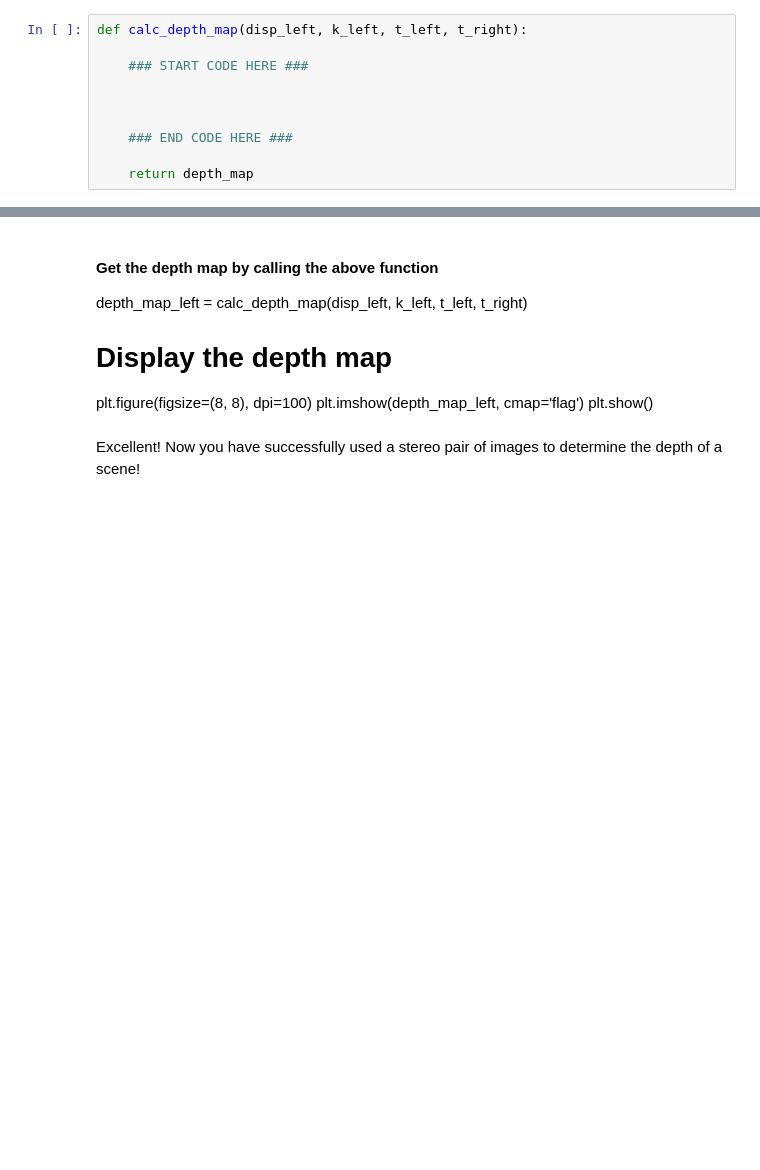
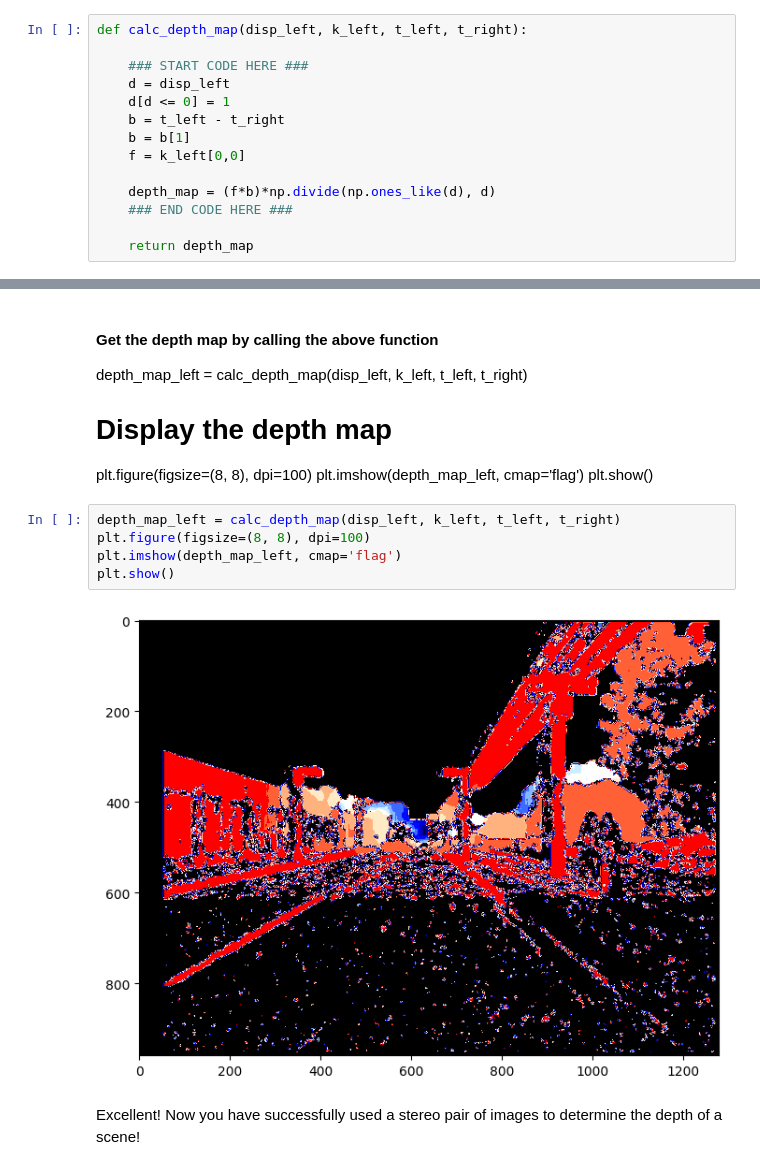
Before and after one commit to smitsparsh/SelfDrivingCar, a Jupyter notebook: Course 3 Visual Perception for Self-Driving Cars/Week 1/Practice Module 1.ipynb, the cells around one changed output, grey strips where cells are left out. Drawn from its saved outputs; the diff is of its cells as text; blank space fills up the shorter version.

```diff
--- a/Course 3 Visual Perception for Self-Driving Cars/Week 1/Practice Module 1.ipynb
+++ b/Course 3 Visual Perception for Self-Driving Cars/Week 1/Practice Module 1.ipynb
@@ -225,9 +243,13 @@ Lesson 3 explains how to derive the depth from a pair of images taken with a ste
 def calc_depth_map(disp_left, k_left, t_left, t_right):
 
     ### START CODE HERE ###
+    d = disp_left
+    d[d <= 0] = 1
+    b = t_left - t_right
+    b = b[1]
+    f = k_left[0,0]
 
-
-
+    depth_map = (f*b)*np.divide(np.ones_like(d), d)
     ### END CODE HERE ###
 
     return depth_map
@@ -243,6 +265,13 @@ depth_map_left = calc_depth_map(disp_left, k_left, t_left, t_right)
 plt.figure(figsize=(8, 8), dpi=100)
 plt.imshow(depth_map_left, cmap='flag')
 plt.show()
+# %%
+depth_map_left = calc_depth_map(disp_left, k_left, t_left, t_right)
+plt.figure(figsize=(8, 8), dpi=100)
+plt.imshow(depth_map_left, cmap='flag')
+plt.show()
+# %% [output]
+[figure, added]
 # %% [markdown]
 Excellent! Now you have successfully used a stereo pair of images to determine the depth of a scene!
 # %% [markdown]
```
Also changed, not shown: parts of 11 cells of this notebook.
